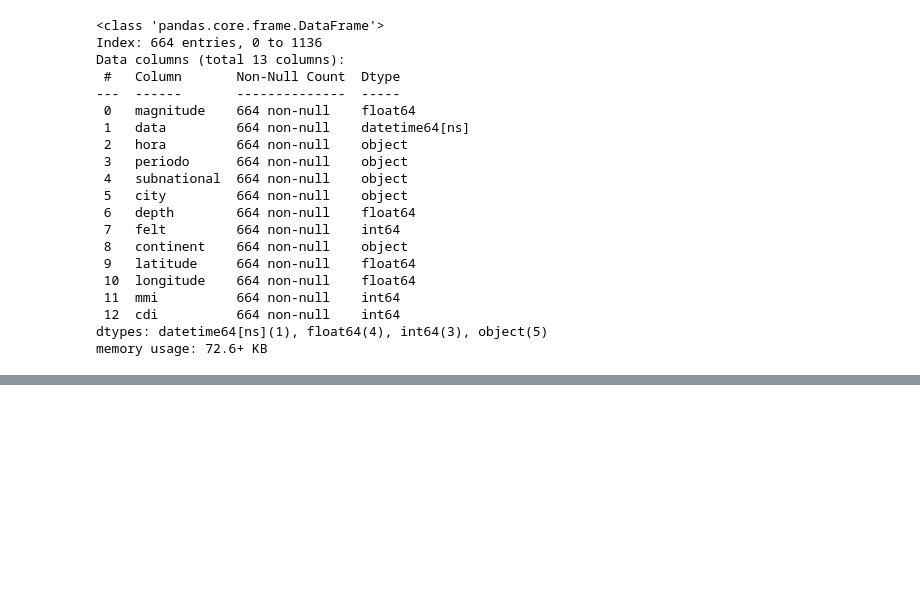
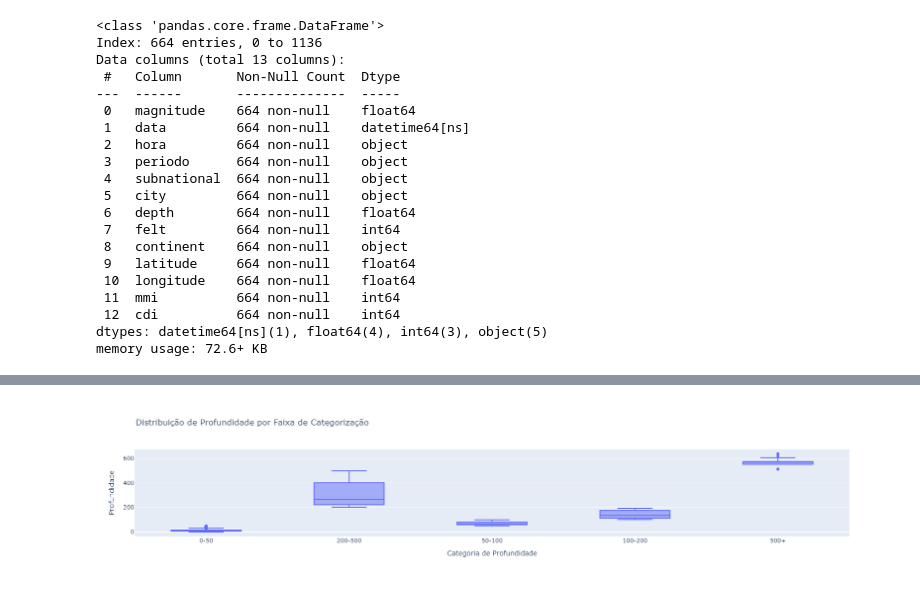
Before and after one commit to Lucas05DEV/gc24-Attack-on-Python, a Jupyter notebook: attack_on_python.ipynb, the cells around one changed output, grey strips where cells are left out. Saved outputs shown, nothing was run; the diff lists cells and outputs as text; code cells hidden in the pictures; blank space fills up the shorter version.

```diff
--- a/attack_on_python.ipynb
+++ b/attack_on_python.ipynb
@@ -234,0 +313,20 @@ memory usage: 72.6+ KB
+# %%
+min_depth = -0.24
+max_depth = 639.503
+
+bins = [min_depth, 50, 100, 200, 500, max_depth]
+labels = ['0-50', '50-100', '100-200', '200-500', '500+']
+
+df_selecionado.loc[:, 'depth_categoria'] = pd.cut(df_selecionado['depth'], bins=bins, labels=labels)
+
+fig = px.box(
+    df_selecionado,
+    x='depth_categoria',  # Categorização da profundidade
+    y='depth',  # Coluna de profundidade para a análise
+    labels={'depth': 'Profundidade', 'depth_categoria': 'Categoria de Profundidade'},
+    title='Distribuição de Profundidade por Faixa de Categorização'
+)
+
+fig.show()
+# %% [output]
+[figure, added]
```
Also changed, not shown: parts of 5 cells of this notebook.
